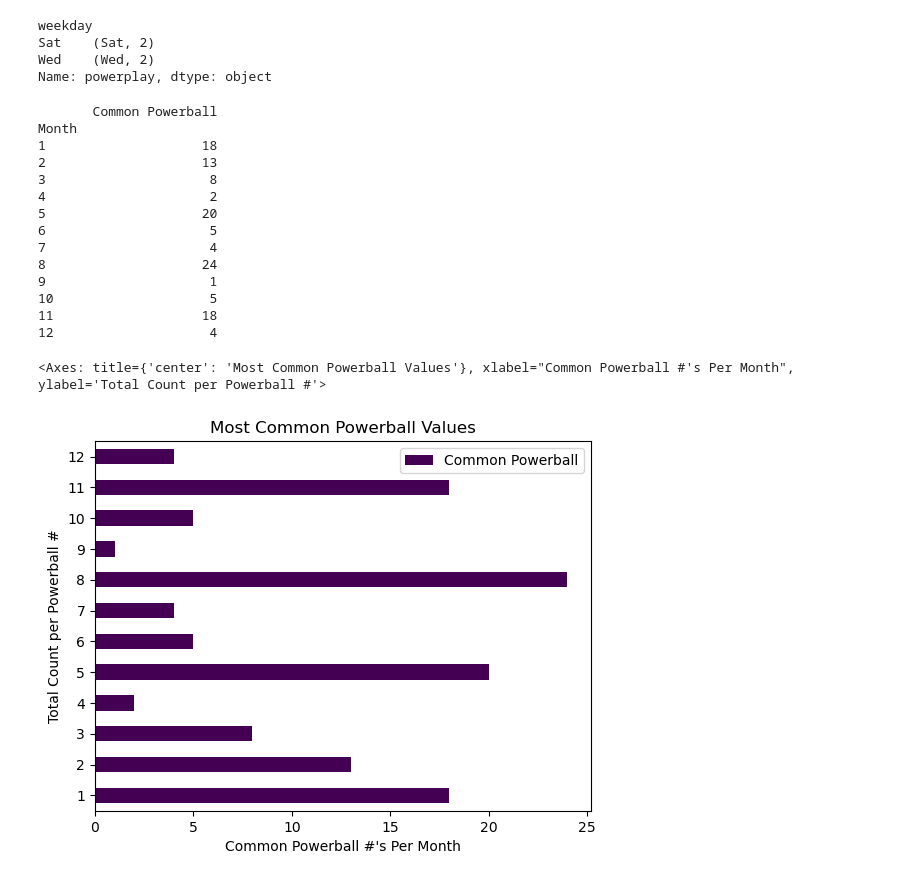
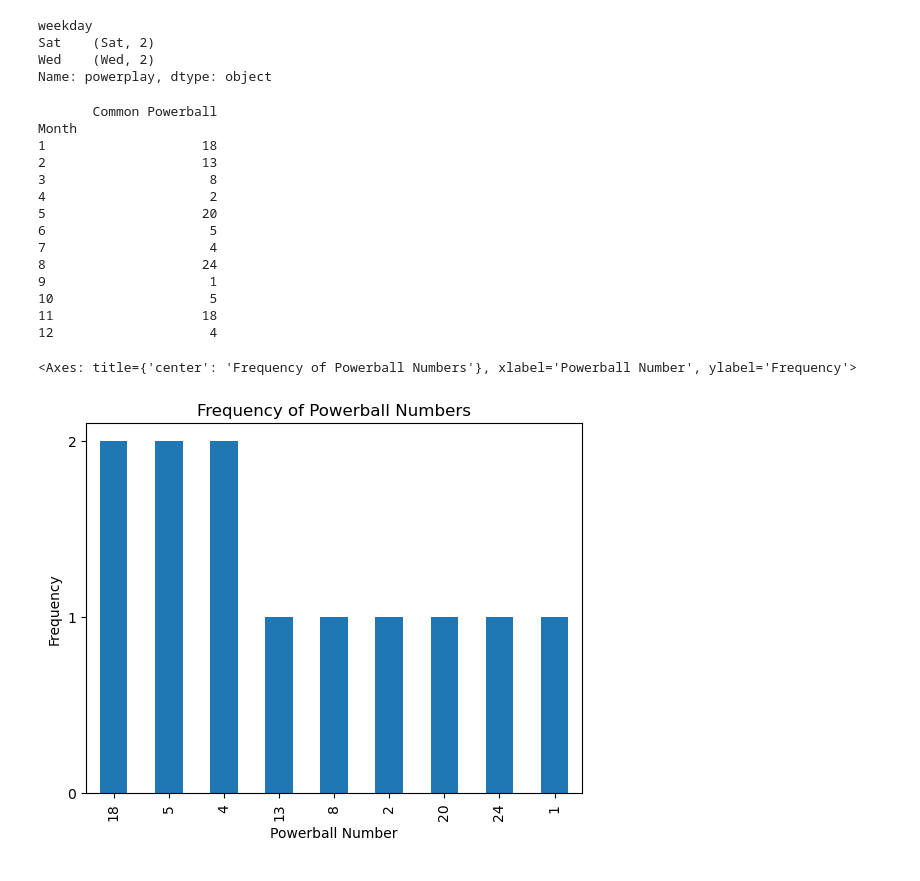
Before and after one commit to JLaydeJ/Project_1, a Jupyter notebook: Project_1_2020.ipynb, the cells around one changed output. Saved outputs shown, nothing was run; the diff lists cells and outputs as text; code cells hidden in the pictures.

```diff
--- a/Project_1_2020.ipynb
+++ b/Project_1_2020.ipynb
@@ -13,10 +13,10 @@ import numpy as np
 # %%
 # Converting .csv file into a dataframe for data manipulation
 wa_lottery_path_2020 = Path("Resources/2020_lottery_data.csv")
-wa_lottery_2020_pd = pd.read_csv(wa_lottery_path_2020)
+wa_lottery_df_2020 = pd.read_csv(wa_lottery_path_2020)
 
 # displaying .csv just to see what data we have
-wa_lottery_2020_pd
+wa_lottery_df_2020
 # %% [output]
 |  | date | weekday | winning_numbers | powerball | powerplay | jackpot |
 | 0 | 1/1/2020 | Wed | 49-53-57-59-62 | 26 | 2 | 220000000 |
@@ -73,9 +73,9 @@ Name: powerplay, dtype: object
 # %%
 # create a copy of the original dataframe with columns 'date' and 'powerball'
 # This will eliminate any warnings about the original dataframes index
-date_powerball_2020 = wa_lottery_2020_pd[['date', 'powerball']].copy()
+date_powerball_2020 = wa_lottery_df_2020[['date', 'powerball']].copy()
 
-# convert the date column object into a datetime object [pandas reference:
+# convert the date column object(mm/dd/yyyy) into a datetime object (yyyy-mm-dd) [pandas reference:
 # https://pandas.pydata.org/docs/reference/api/pandas.to_datetime.html]
 date_powerball_2020['date'] = pd.to_datetime(date_powerball_2020['date'])
 
@@ -120,33 +120,39 @@ powerball_common_dec_2020 = (december_data.groupby(['month'])['powerball'].value
 # Create a new DataFrame with each months collected common powerall
 powerball_commonmonths_2020 = pd.DataFrame({powerball_common_jan_2020,powerball_common_feb_2020,
                                            powerball_common_mar_2020, powerball_common_apr_2020,
                                            powerball_common_may_2020, powerball_common_jun_2020,
                                            powerball_common_jul_2020, powerball_common_aug_2020,
                                            powerball_common_sep_2020, powerball_common_oct_2020,
                                            powerball_common_nov_2020, powerball_common_dec_2020})
 
 # Rename the columns so they make more sense
 powerball_commonmonths_2020 = powerball_commonmonths_2020.rename(columns = {0:'Month', 1:'Common Powerball'})
 powerball_commonmonths_2020 = powerball_commonmonths_2020.sort_values('Month', ascending = True)
 powerball_commonmonths_2020 = powerball_commonmonths_2020.set_index('Month')
 print(powerball_commonmonths_2020)
+# Calculate the frequency of each unique value in the 'Common Powerball' column
+powerball_counts = powerball_commonmonths_2020['Common Powerball'].value_counts()
 
+# Create a range of y-axis values with a step size of one (couldn't figure out how to do this with just pandas .plot)
+plt.yticks(range(0, powerball_counts.max() + 1, 1))
 
-# Plot the most common Powerball values on a bar graph
+# Create a bar chart with the Powerball numbers on the x-axis and the frequency on the y-axis
+powerball_counts.plot(kind='bar', x='Common Powerball', y='count', xlabel='Powerball Number',
+                      ylabel='Frequency', title='Frequency of Powerball Numbers')
 # %% [output]
        Common Powerball
 Month
 1                    18
 2                    13
 3                     8
 4                     2
 5                    20
 6                     5
 7                     4
 8                    24
 9                     1
 10                    5
 11                   18
 12                    4
-<Axes: title={'center': 'Most Common Powerball Values'}, xlabel="Common Powerball #'s Per Month", ylabel='Total Count per Powerball #'>
+<Axes: title={'center': 'Frequency of Powerball Numbers'}, xlabel='Powerball Number', ylabel='Frequency'>
-[figure, old version]
+[figure, new version]
```
Also changed, not shown: parts of 8 cells of this notebook.
